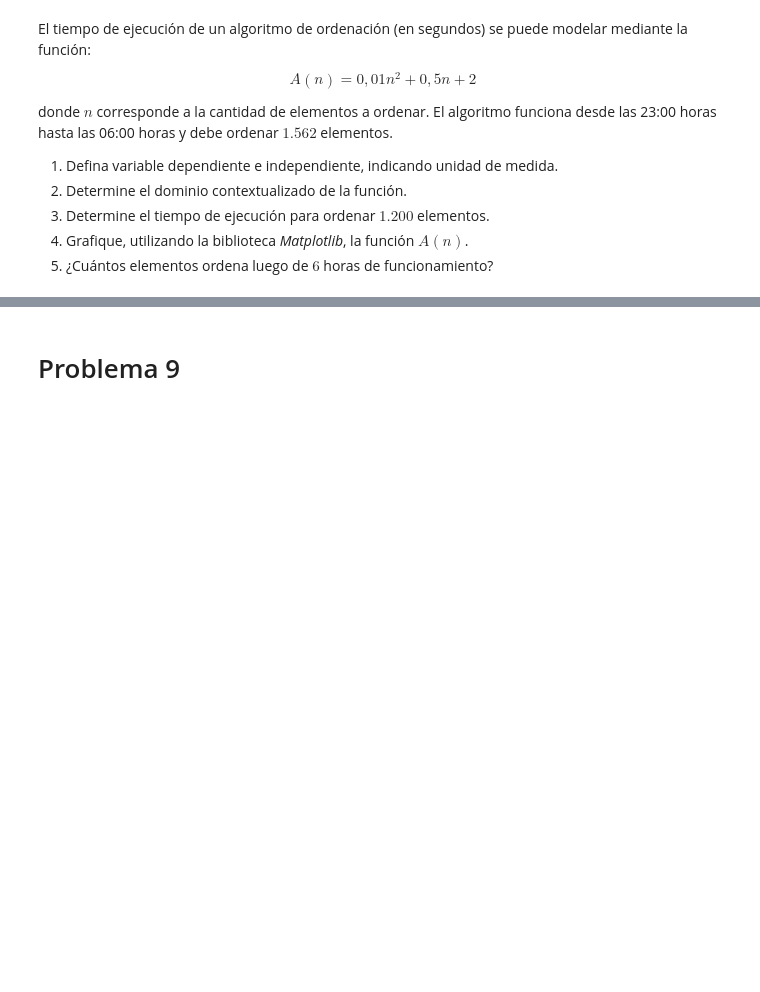
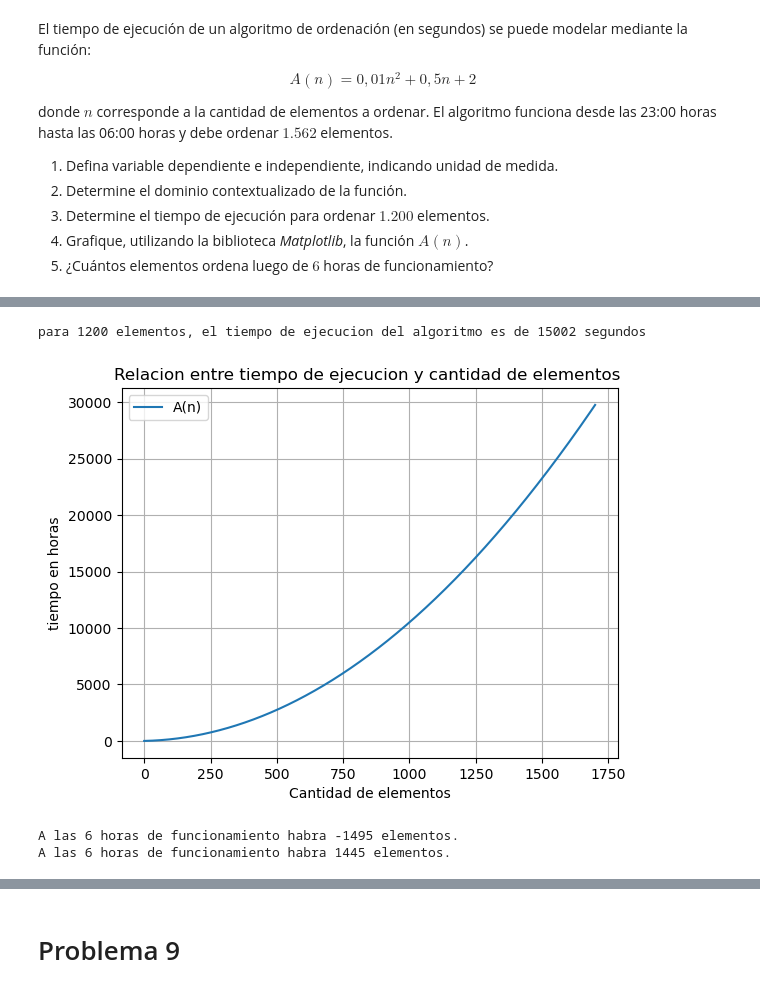
Before and after one commit to benjaarmijo/Matematica_aplicada, a Jupyter notebook: G1_Funciones (actividad en clases) (1).ipynb, the cells around one changed output, grey strips where cells are left out. Cells and saved outputs as stored; diff of their text form; code cells hidden in the pictures; blank space fills up the shorter version.

```diff
--- a/G1_Funciones (actividad en clases) (1).ipynb
+++ b/G1_Funciones (actividad en clases) (1).ipynb
@@ -221,0 +278,43 @@ donde $n$ corresponde a la cantidad de elementos a ordenar. El algoritmo funcion
+# %%
+# 2
+
+def A(n):
+    return 0.01*n**2+0.5*n+2
+
+n = 1200
+
+print(f"para 1200 elementos, el tiempo de ejecucion del algoritmo es de {A(n):.0f} segundos")
+# %% [output]
+para 1200 elementos, el tiempo de ejecucion del algoritmo es de 15002 segundos
+# %%
+# 3
+
+def A(n):
+    return 0.01*n**2+0.5*n+2
+
+n = np.arange(0, 1700, 0.1)
+plt.plot(n, A(n), label = 'A(n)')
+plt.title('Relacion entre tiempo de ejecucion y cantidad de elementos ')
+plt.ylabel('tiempo en horas')
+plt.xlabel('Cantidad de elementos')
+plt.legend()
+plt.grid()
+plt.show()
+# %% [output]
+[figure, added]
+# %%
+# 4
+
+def tiempo(n):
+    return 0.01*n**2+0.5*n+2-21600
+
+#Valor/es inicial/es de la aproximación
+n = np.linspace(0, 1700, 2)
+
+solucion = fsolve(tiempo, n)
+
+print(f'A las 6 horas de funcionamiento habra {solucion[0]:.0f} elementos.')  # LA IDEA ES RESPETAR UNIDA DE MEDIDAS
+print(f'A las 6 horas de funcionamiento habra {solucion[1]:.0f} elementos.')
+# %% [output]
+A las 6 horas de funcionamiento habra -1495 elementos.
+A las 6 horas de funcionamiento habra 1445 elementos.
```
Also changed, not shown: parts of 8 cells of this notebook.
